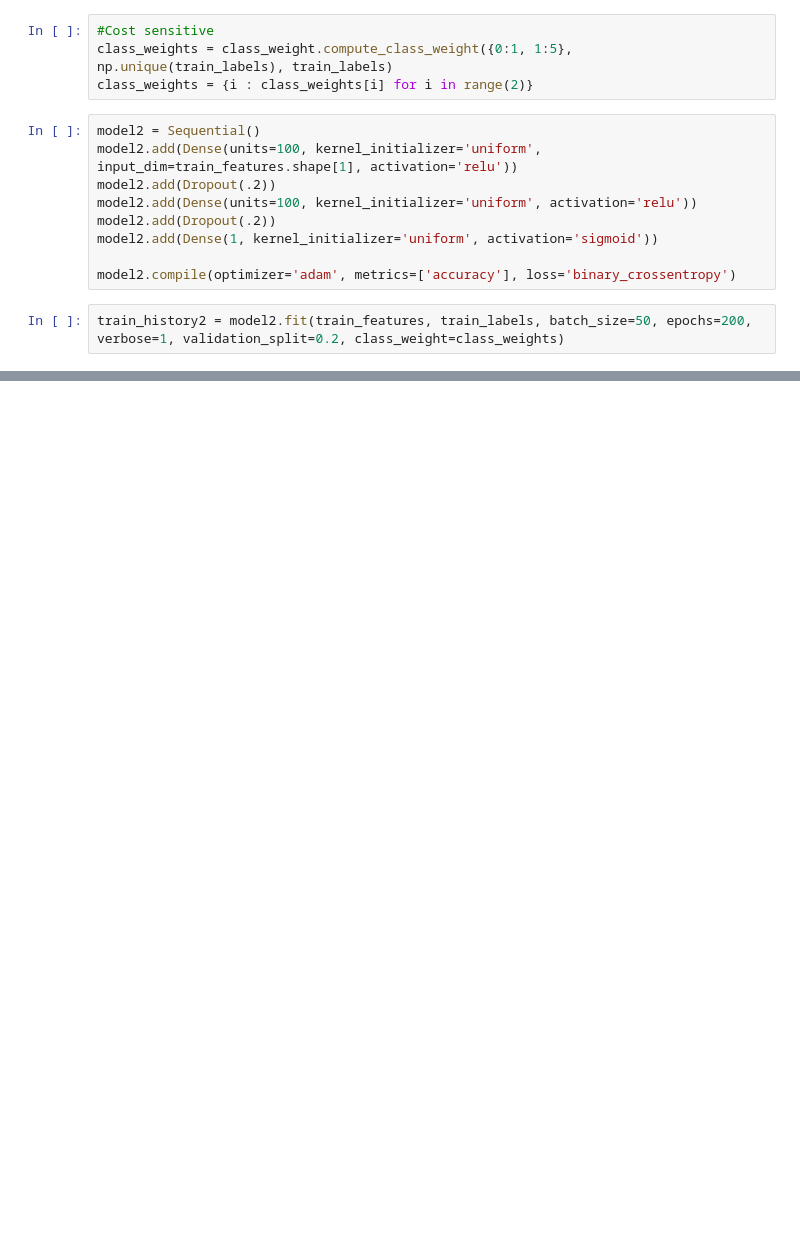
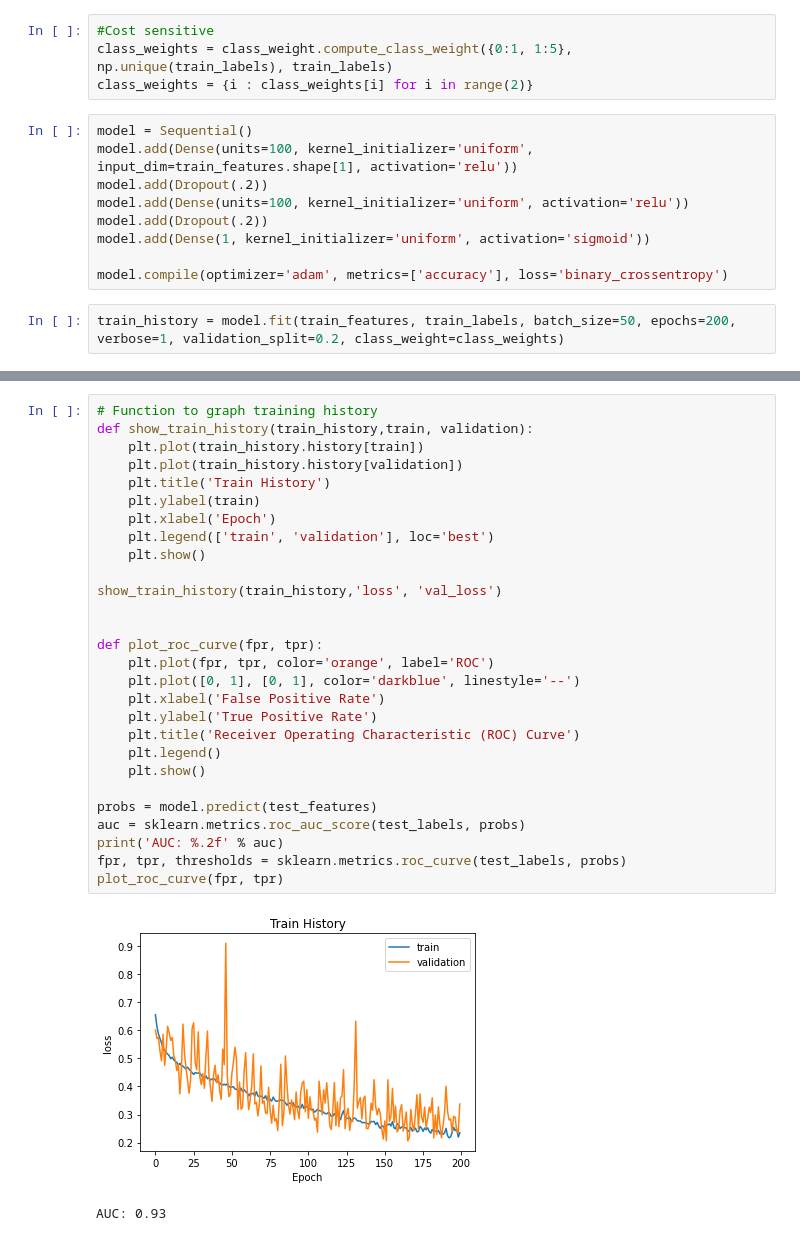
Before and after one commit to vctoriawu/git-merge-conflict, a Jupyter notebook: ClassBalanced-Java.ipynb, the cells around one changed output, grey strips where cells are left out. Saved outputs shown, nothing was run; the diff lists cells and outputs as text; blank space fills up the shorter version.

Commit message:
Updating metrics

```diff
--- a/ClassBalanced-Java.ipynb
+++ b/ClassBalanced-Java.ipynb
@@ -175,15 +98,15 @@ F1 Score:  0.6153846153846154
 class_weights = class_weight.compute_class_weight({0:1, 1:5}, np.unique(train_labels), train_labels)
 class_weights = {i : class_weights[i] for i in range(2)}
 # %%
-model2 = Sequential()
-model2.add(Dense(units=100, kernel_initializer='uniform', input_dim=train_features.shape[1], activation='relu'))
-model2.add(Dropout(.2))
-model2.add(Dense(units=100, kernel_initializer='uniform', activation='relu'))
-model2.add(Dropout(.2))
-model2.add(Dense(1, kernel_initializer='uniform', activation='sigmoid'))
+model = Sequential()
+model.add(Dense(units=100, kernel_initializer='uniform', input_dim=train_features.shape[1], activation='relu'))
+model.add(Dropout(.2))
+model.add(Dense(units=100, kernel_initializer='uniform', activation='relu'))
+model.add(Dropout(.2))
+model.add(Dense(1, kernel_initializer='uniform', activation='sigmoid'))
 
-model2.compile(optimizer='adam', metrics=['accuracy'], loss='binary_crossentropy')
+model.compile(optimizer='adam', metrics=['accuracy'], loss='binary_crossentropy')
 # %%
-train_history2 = model2.fit(train_features, train_labels, batch_size=50, epochs=200, verbose=1, validation_split=0.2, class_weight=class_weights)
+train_history = model.fit(train_features, train_labels, batch_size=50, epochs=200, verbose=1, validation_split=0.2, class_weight=class_weights)
 # %% [output]
 Epoch 1/200
@@ -252,0 +164,31 @@ F1 Score:  0.6380697050938338
+# %%
+# Function to graph training history
+def show_train_history(train_history,train, validation):
+    plt.plot(train_history.history[train])
+    plt.plot(train_history.history[validation])
+    plt.title('Train History')
+    plt.ylabel(train)
+    plt.xlabel('Epoch')
+    plt.legend(['train', 'validation'], loc='best')
+    plt.show()
+
+show_train_history(train_history,'loss', 'val_loss')
+
+
+def plot_roc_curve(fpr, tpr):
+    plt.plot(fpr, tpr, color='orange', label='ROC')
+    plt.plot([0, 1], [0, 1], color='darkblue', linestyle='--')
+    plt.xlabel('False Positive Rate')
+    plt.ylabel('True Positive Rate')
+    plt.title('Receiver Operating Characteristic (ROC) Curve')
+    plt.legend()
+    plt.show()
+
+probs = model.predict(test_features)
+auc = sklearn.metrics.roc_auc_score(test_labels, probs)
+print('AUC: %.2f' % auc)
+fpr, tpr, thresholds = sklearn.metrics.roc_curve(test_labels, probs)
+plot_roc_curve(fpr, tpr)
+# %% [output]
+[figure, added]
+AUC: 0.93
```
Also changed, not shown: parts of 7 cells of this notebook, 1 other file.
